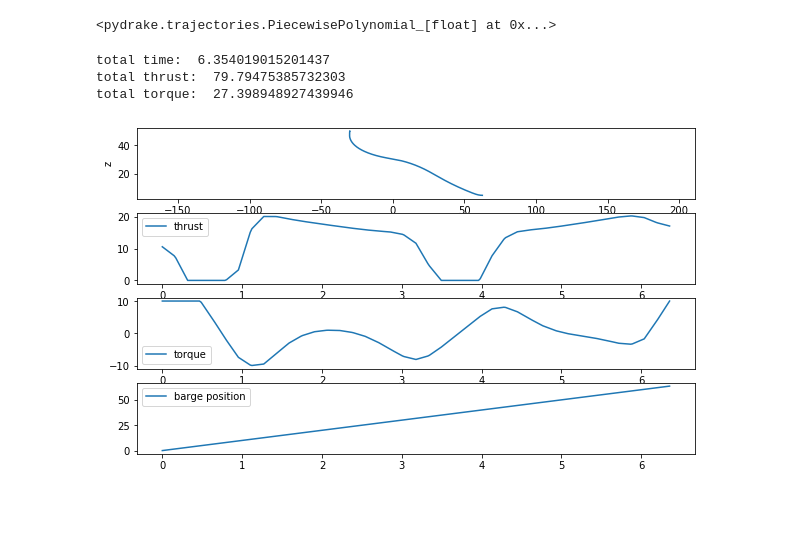
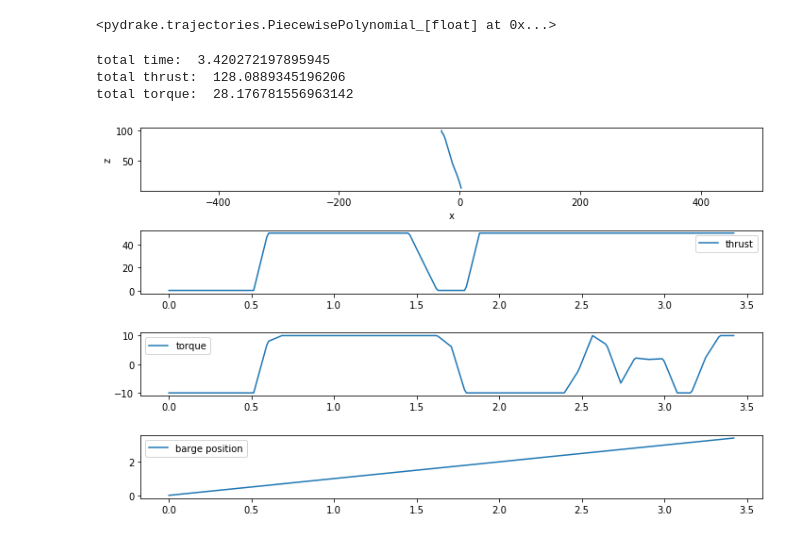
Before and after one commit to decastrol/rocket-lander, a Jupyter notebook: notebook.ipynb, the cells around one changed output. Drawn from its saved outputs; the diff is of its cells as text; code cells hidden in the pictures; blank space fills up the shorter version.

```diff
--- a/notebook.ipynb
+++ b/notebook.ipynb
@@ -427,14 +427,15 @@ def dircol_rocket():
         dircol.AddConstraintToAllKnotPoints(u[1] <= 10)
         dircol.AddConstraintToAllKnotPoints(u[1] >= -10)
 
-        barge_speed = 5.0
+        barge_speed = 10.0
 
         # Initial conditions
         s0 = RocketBargeState(np.zeros(8))
-        s0.z = 80
+        s0.z = 50
         s0.x = -30
-        s0.theta = 0
+        s0.theta = 3.1415/2
         s0.bargeX = 0
+        s0.xdot = 50
         s0.bargeXdot = barge_speed
 
 
@@ -460,12 +461,12 @@ def dircol_rocket():
 
         # Cost
         # dircol.AddRunningCost(0.00001*(u[1]**2))
-        dircol.AddRunningCost(100*(u[0]**2 + 1000*u[1]**2))
+        # dircol.AddRunningCost(1000*(u[0] + 1000*(u[1]**2)**0.5))
+        dircol.AddRunningCost(1000*(u[0]**2 + 100*u[1]**2))
 
         # time constraint
-        # dircol.AddDurationBounds(5,15)
+        # dircol.AddDurationBounds(0,4)
 
-        dircol.AddConstraint
 
         sf_d = RocketBargeState(np.zeros(8))
         prog.AddQuadraticErrorCost(np.diag([10, 10, 1, 0, 10, 10, 1, 0]), sf_d[:],
@@ -533,29 +534,30 @@ x_traj
 # %%
 ts = np.linspace(u_traj.start_time(), u_traj.end_time(), 301)
 s = RocketBargeState(x_traj.vector_values(ts))
 u = u_traj.vector_values(ts)
 
 fig, ax = plt.subplots(4,1, figsize=(10,6))
 ax[0].plot(s.x, s.z)
 ax[0].set_xlabel('x')
 ax[0].set_ylabel('z')
 ax[0].axis('equal')
 ax[1].plot(ts, u[0], label='thrust')
 ax[1].legend()
 ax[2].plot(ts, u[1], label='torque')
 ax[2].legend()
 ax[3].plot(ts, s.bargeX, label='barge position')
 ax[3].legend()
+fig.tight_layout()
 
 # calculate total thrust and torque, NOTE: this only works if u's are evenly spaces in time
 total_time = u_traj.end_time() - u_traj.start_time()
 total_thrust = total_time * sum(abs(u[0]))/len(u[0])
 total_torque = total_time * sum(abs(u[1]))/len(u[1])
 print("total time: ", total_time)
 print("total thrust: ", total_thrust)
 print("total torque: ", total_torque)
 # %% [output]
-total time:  6.354019015201437
-total thrust:  79.79475385732303
-total torque:  27.398948927439946
+total time:  3.420272197895945
+total thrust:  128.0889345196206
+total torque:  28.176781556963142
-[figure, old version]
+[figure, new version]
```
Also changed, not shown: parts of 2 cells of this notebook.
